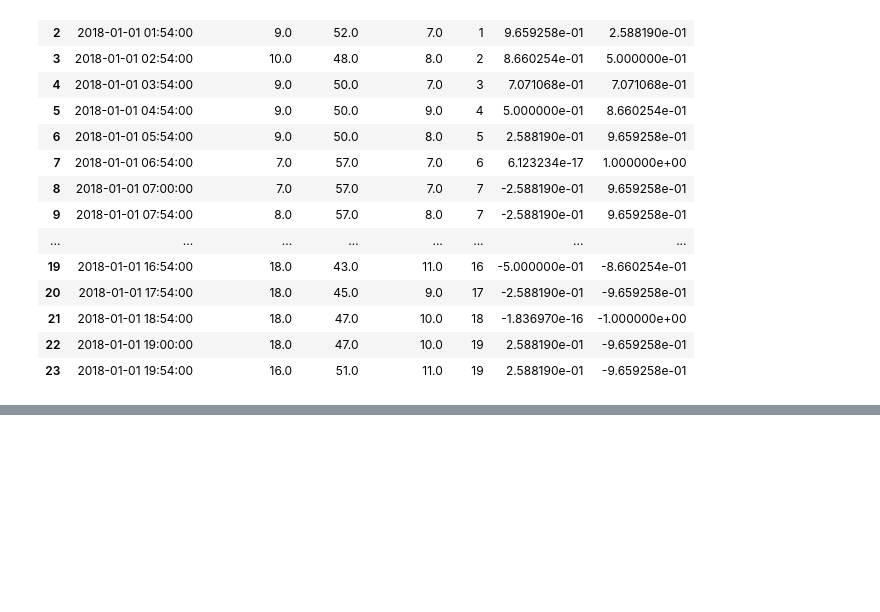
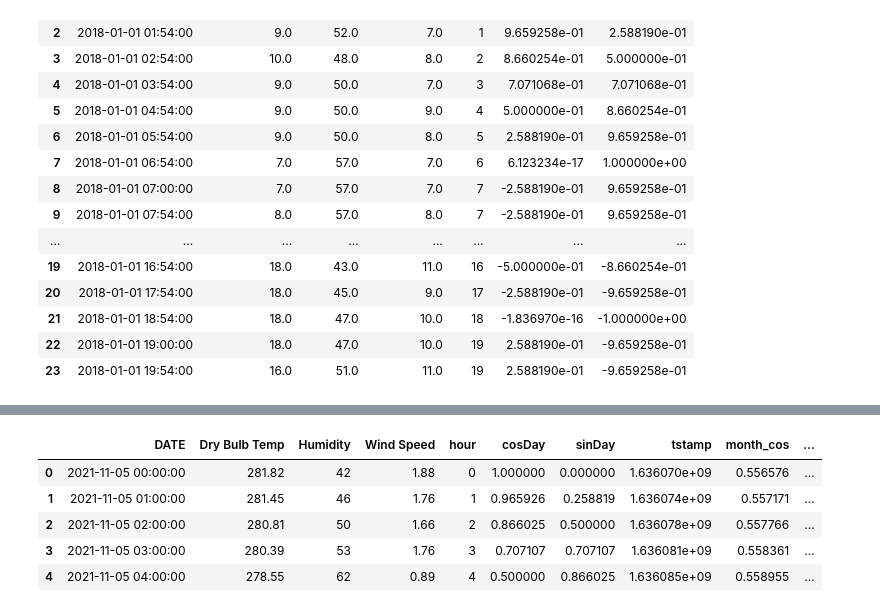
Before and after one commit to Capstone-Projects-2021-Fall/project-teams-better-weather, a Jupyter notebook: prediction/WeatherLSTM.ipynb, the cells around one changed output, grey strips where cells are left out. Cells and saved outputs as stored; diff of their text form; code cells hidden in the pictures; blank space fills up the shorter version.

```diff
--- a/prediction/WeatherLSTM.ipynb
+++ b/prediction/WeatherLSTM.ipynb
@@ -340,0 +381,3 @@ plt.show()
+# %%
+temp.drop('Unnamed: 0', inplace=True, axis=1)
+temp.drop('wind_gust', inplace=True, axis=1)
@@ -340,0 +394,2 @@ plt.show()
+# %%
+temp['dt'] = pd.to_datetime(temp['dt'],unit='s')
@@ -340,0 +405,24 @@ plt.show()
+# %%
+temp["hour"] = [x.hour for x in temp["dt"]]
+
+#set hour to a sin and cosine function so that 23 and 0 are connected in the seqauence of data
+temp["cosDay"] = [np.cos(x * (2 * np.pi / 24)) for x in temp["hour"]]
+temp["sinDay"] = [np.sin(x * (2 * np.pi / 24)) for x in temp["hour"]]
+# %%
+temp["tstamp"] = [x.timestamp() for x in temp["dt"]]
+
+secDay = 24*60*60
+secYear = (365.25) * secDay
+
+temp["month_cos"] = [np.cos((x) * (2 * np.pi / secYear)) for x in temp["tstamp"]]
+temp["month_sin"] = [np.sin((x) * (2 * np.pi / secYear)) for x in temp["tstamp"]]
+# %%
+temp = temp.rename(columns={"dt": "DATE", "temp": "Dry Bulb Temp", "humidity": "Humidity", "wind_speed": "Wind Speed"})
+temp.head()
+# %% [output]
+|  | DATE | Dry Bulb Temp | Humidity | Wind Speed | hour | cosDay | sinDay | tstamp | month_cos | ... |
+| 0 | 2021-11-05 00:00:00 | 281.82 | 42 | 1.88 | 0 | 1.000000 | 0.000000 | 1.636070e+09 | 0.556576 | ... |
+| 1 | 2021-11-05 01:00:00 | 281.45 | 46 | 1.76 | 1 | 0.965926 | 0.258819 | 1.636074e+09 | 0.557171 | ... |
+| 2 | 2021-11-05 02:00:00 | 280.81 | 50 | 1.66 | 2 | 0.866025 | 0.500000 | 1.636078e+09 | 0.557766 | ... |
+| 3 | 2021-11-05 03:00:00 | 280.39 | 53 | 1.76 | 3 | 0.707107 | 0.707107 | 1.636081e+09 | 0.558361 | ... |
+| 4 | 2021-11-05 04:00:00 | 278.55 | 62 | 0.89 | 4 | 0.500000 | 0.866025 | 1.636085e+09 | 0.558955 | ... |
```
Also changed, not shown: parts of 29 cells of this notebook, 9 other files.
